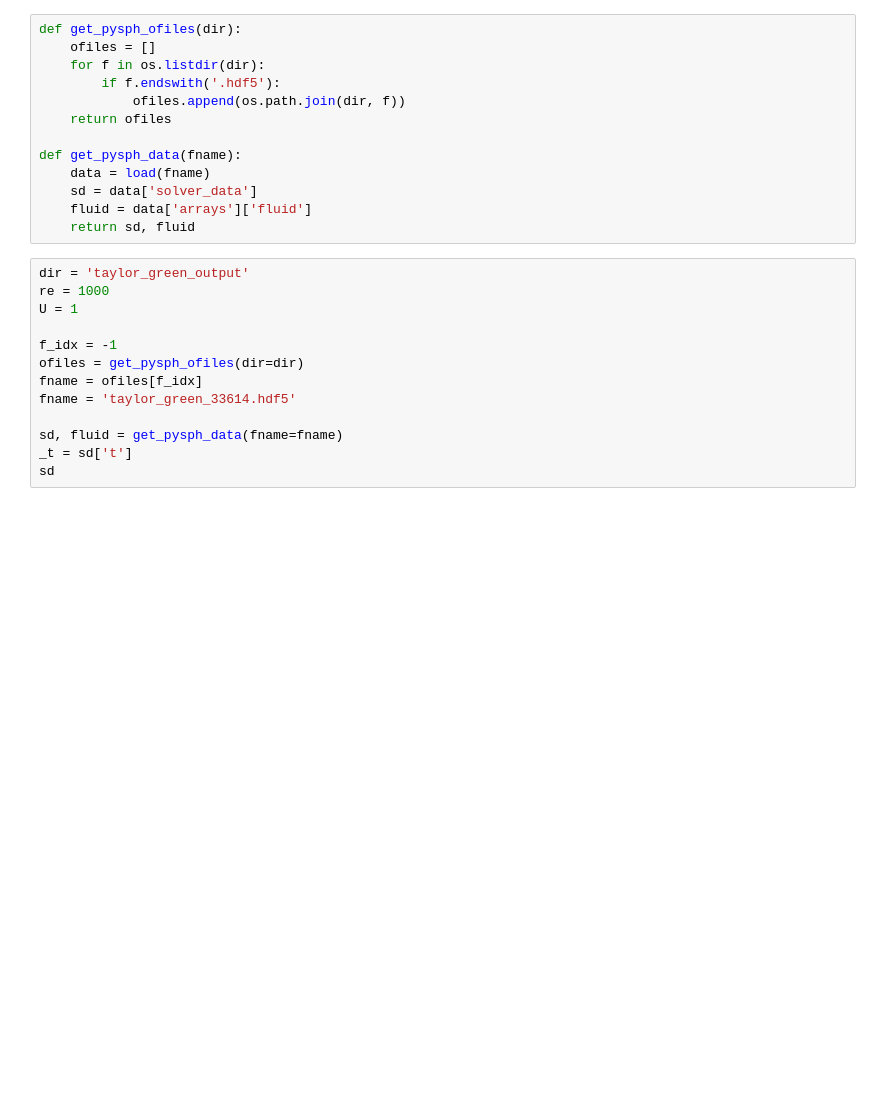
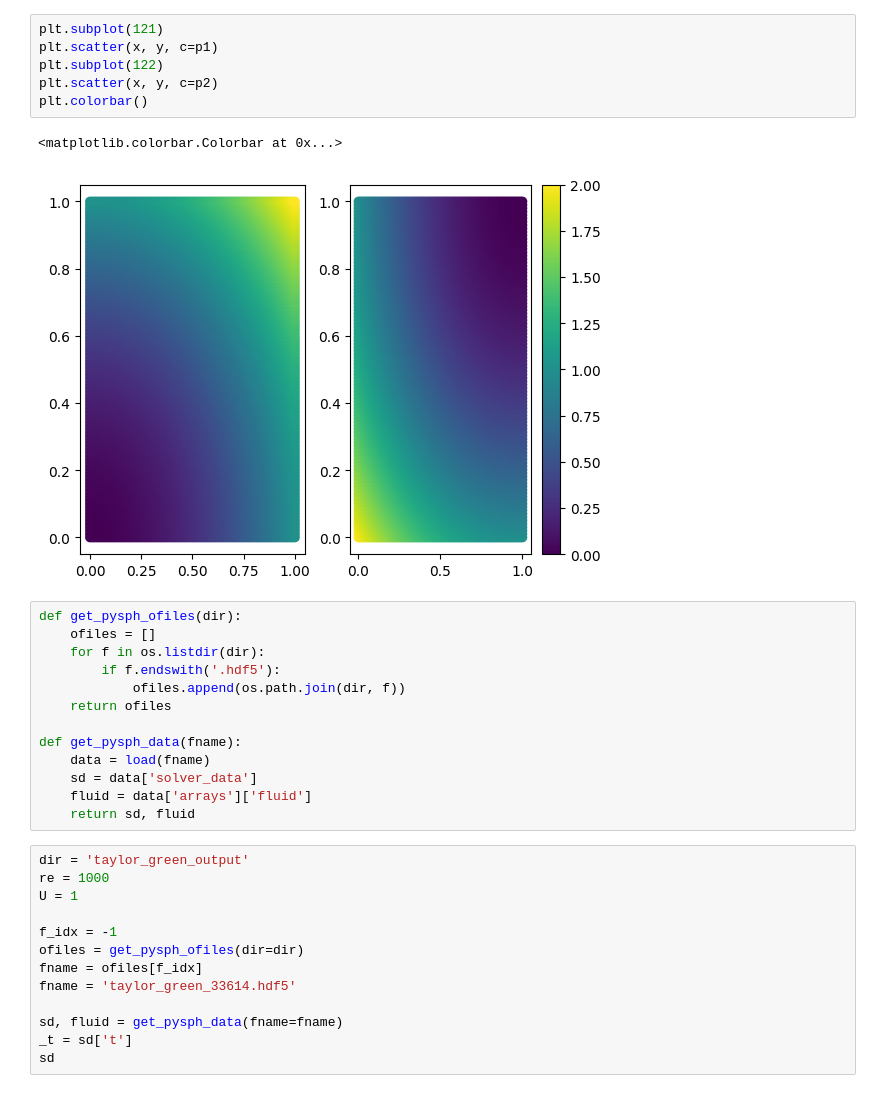
Before and after one commit to Prajwal-Prathiksh/ddp-thesis, a Jupyter notebook: junk.ipynb, the cells around one changed output. Saved outputs shown, nothing was run; the diff lists cells and outputs as text; blank space fills up the shorter version.

```diff
--- a/junk.ipynb
+++ b/junk.ipynb
@@ -7,3 +26,12 @@ from pprint import pprint
+# %%
+plt.subplot(121)
+plt.scatter(x, y, c=p1)
+plt.subplot(122)
+plt.scatter(x, y, c=p2)
+plt.colorbar()
+# %% [output]
+<matplotlib.colorbar.Colorbar at 0x...>
+[figure, added]
 # %%
 def get_pysph_ofiles(dir):
     ofiles = []
```
Also changed, not shown: parts of 3 cells of this notebook, 17 other files.
